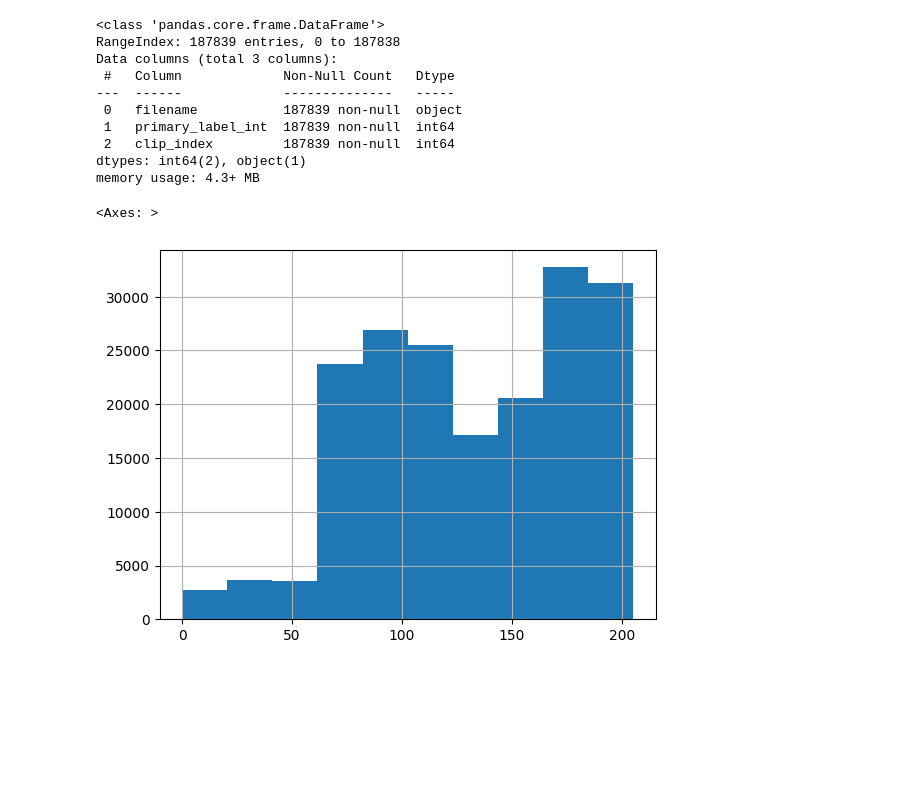
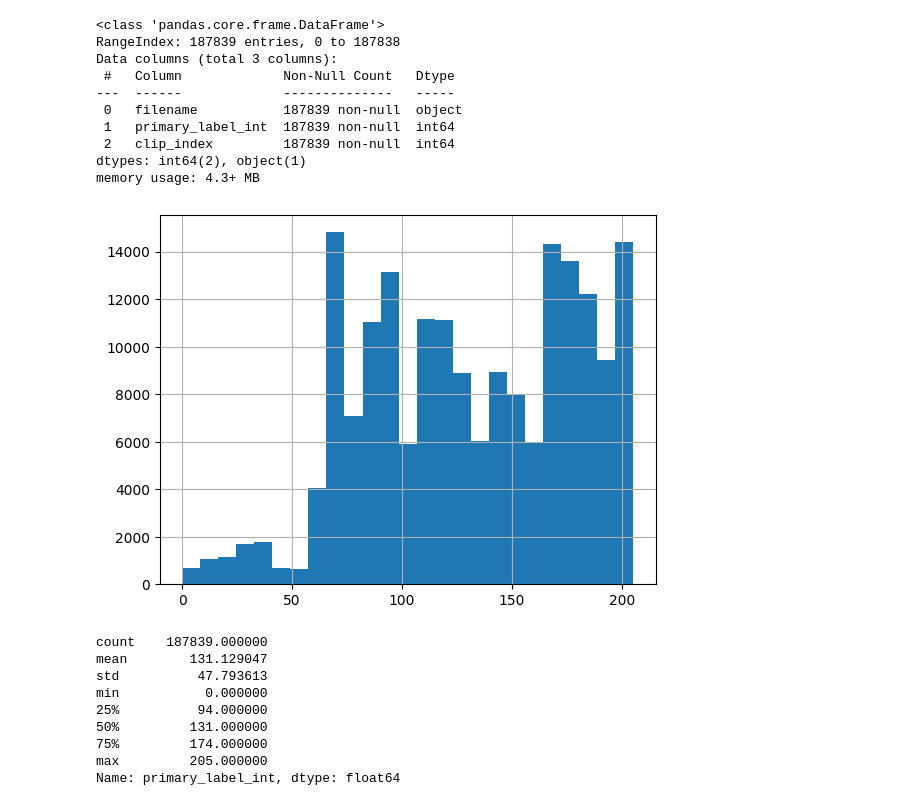
Before and after one commit to bachaudhry/kaggle_birdCLEF_25, a Jupyter notebook: 02-dataloaders+augmentations.ipynb, the cells around one changed output. Saved outputs shown, nothing was run; the diff lists cells and outputs as text; code cells hidden in the pictures; blank space fills up the shorter version.

```diff
--- a/02-dataloaders+augmentations.ipynb
+++ b/02-dataloaders+augmentations.ipynb
@@ -322,7 +352,18 @@ Data columns (total 3 columns):
 dtypes: int64(2), object(1)
 memory usage: 4.3+ MB
 # %%
-clip_df['primary_label_int'].hist()
+clip_df['primary_label_int'].hist(bins=25);
 # %% [output]
-<Axes: >
-[figure, old version]
+[figure, new version]
+# %%
+clip_df['primary_label_int'].describe()
+# %% [output]
+count    187839.000000
+mean        131.129047
+std          47.793613
+min           0.000000
+25%          94.000000
+50%         131.000000
+75%         174.000000
+max         205.000000
+Name: primary_label_int, dtype: float64
```
Also changed, not shown: parts of 8 cells of this notebook.
